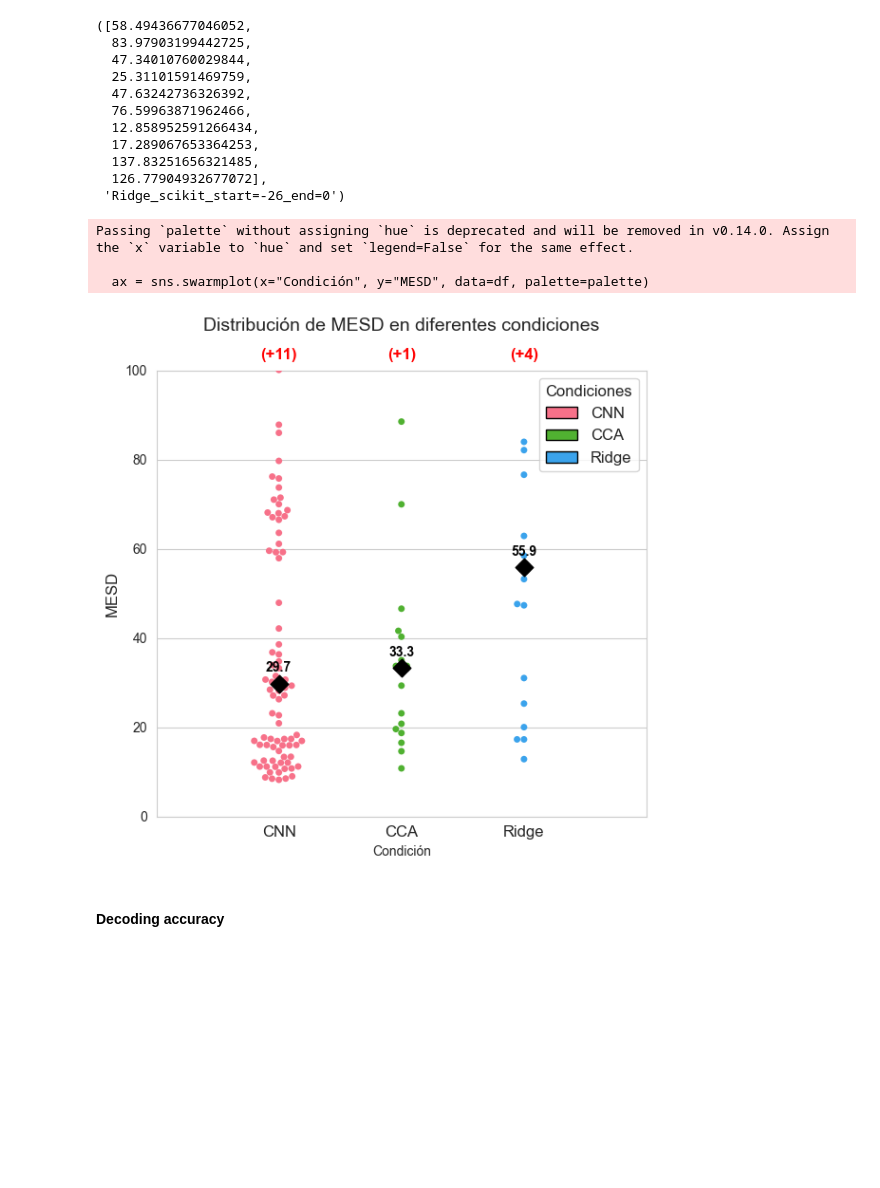
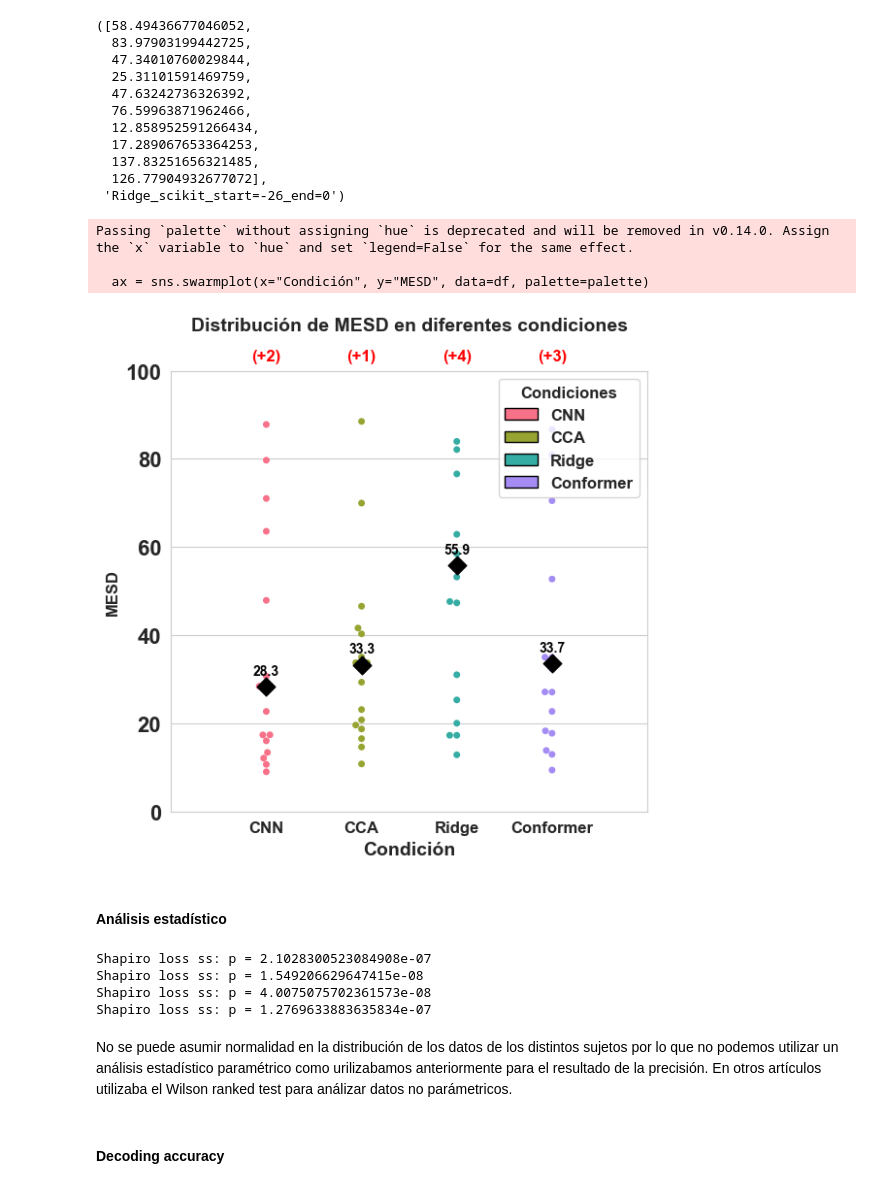
Before and after one commit to garcesote/deepAAD_project, a Jupyter notebook: notebooks/euroacustics.ipynb, the cells around one changed output. Drawn from its saved outputs; the diff is of its cells as text; code cells hidden in the pictures; blank space fills up the shorter version.

```diff
--- a/notebooks/euroacustics.ipynb
+++ b/notebooks/euroacustics.ipynb
@@ -888,11 +1492,15 @@ ridge_accuracies['10s'][:10], mdl_name
 cnn_accuracies = {int(key[:-1]): value for key, value in cnn_accuracies.items()}
 cca_accuracies = {int(key[:-1]): value for key, value in cca_accuracies.items()}
 ridge_accuracies = {int(key[:-1]): value for key, value in ridge_accuracies.items()}
+vlaai_accuracies = {int(key[:-1]): value for key, value in vlaai_accuracies.items()}
+conformer_accuracies = {int(key[:-1]): value for key, value in conformer_accuracies.items()}
 
 datasets = {
+    "Ridge": ridge_accuracies,
+    "CCA": cca_accuracies,
     "CNN": cnn_accuracies,
-    "CCA": cca_accuracies,
-    "Ridge": ridge_accuracies
+    "Conformer": conformer_accuracies,
+    "VLAAI": vlaai_accuracies,
 }
 # %%
 # Estilo de la figura
@@ -1040,7 +1774,7 @@ ridge_mesd_list[:10], mdl_name
 # %%
 # Etiquetas para cada condición
-labels = ["CNN", "CCA", "Ridge"]
-data_lists = [cnn_mesd_list, cca_mesd_list, ridge_mesd_list]
+labels = ["CNN", "CCA", "Ridge", "VLAAI", "Conformer"]
+data_lists = [cnn_mesd_list, cca_mesd_list, ridge_mesd_list, vlaai_mesd_list, conformer_mesd_list]
 
 # Construir el DataFrame en formato largo
 df = pd.DataFrame({
@@ -1109,6 +1943,7 @@ for model in os.listdir(model_paths):
         break
 model_path = os.path.join(model_paths, mdl_name)
 folds = os.listdir(model_path)
+folds = folds[:1] # For only selecting the first fold only
 cnn_mesd_list = []
 for cv_fold in folds:
     fold_path = os.path.join(model_path, cv_fold)
@@ -1136,0 +2009,25 @@ cnn_mesd_list[:10], mdl_name
+# %%
+# Cargar el MESD de los modelos subj_specific
+key = 'subj_independent'
+model_paths = os.path.join(global_path, 'results', 'euroacustics', key, 'decode_accuracy', 'fulsang_data')
+mdl_name = None
+for model in os.listdir(model_paths):
+    if 'VLAAI' in model:
+        mdl_name = model
+        break
+model_path = os.path.join(model_paths, mdl_name)
+folds = os.listdir(model_path)
+folds = folds[:1] # For only selecting the first fold only
+vlaai_mesd_list = []
+for cv_fold in folds:
+    fold_path = os.path.join(model_path, cv_fold)
+    windows = os.listdir(fold_path)
+    for wnd in windows:
+        if wnd == 'mesd':
+            # Get the mesd
+            wnd_path = os.path.join(fold_path, wnd)
+            mesd_metrics = json.load(open(wnd_path, 'rb'))
+            mesd = mesd_metrics['mesd']
+            # Append the results to the list
+            vlaai_mesd_list.extend(mesd)
+vlaai_mesd_list[:10], mdl_name
@@ -1208,8 +2117,8 @@ ridge_mesd_list[:10], mdl_name
  'Ridge_scikit_start=-26_end=0')
 # %%
 # Etiquetas para cada condición
-labels = ["CNN", "CCA", "Ridge"]
-data_lists = [cnn_mesd_list, cca_mesd_list, ridge_mesd_list]
+labels = ["CNN", "CCA", "Ridge", "Conformer"]
+data_lists = [cnn_mesd_list, cca_mesd_list, ridge_mesd_list, conformer_mesd_list]
 
 # Construir el DataFrame en formato largo
 df = pd.DataFrame({
@@ -1235,31 +2144,33 @@ plt.ylabel("MESD", fontsize=12)
 plt.title("Distribución de MESD en diferentes condiciones", pad=30, fontsize=14)
 
 # Para cada condición, calcular la mediana y anotar el número de muestras que superan 100
 for i, cond in enumerate(labels):
     cond_data = df[df["Condición"] == cond]["MESD"]
     median_val = np.median(cond_data)
     # Agregar marcador de mediana (rombo) en la posición correspondiente
     ax.scatter(i, median_val, color="black", s=90, marker="D", zorder=10)
     # Etiquetar el valor de la mediana
     ax.text(i, median_val + 2, f"{median_val:.1f}", color="black",
             ha="center", va="bottom", fontsize=10, fontweight="bold")
 
     # Contar cuántos valores exceden 100 y anotarlos en la parte superior
     count_exceed = np.sum(cond_data > 100)
     if count_exceed > 0:
         ax.text(i, 105, f"(+{count_exceed})", color="red", ha="center",
                 va="top", fontsize=12, fontweight="bold")
 
 # Crear una leyenda manual asociando cada color a su condición
 legend_elements = [Patch(facecolor=color, edgecolor='black', label=cond)
                    for color, cond in zip(palette, labels)]
 plt.legend(handles=legend_elements, title="Condiciones",
            fontsize=12, title_fontsize=12, loc='upper right')
 
 plt.tight_layout()
 plt.show()
 # %% [output]
 Passing `palette` without assigning `hue` is deprecated and will be removed in v0.14.0. Assign the `x` variable to `hue` and set `legend=False` for the same effect.
 
   ax = sns.swarmplot(x="Condición", y="MESD", data=df, palette=palette)
-[figure, old version]
+[figure, new version]
+# %% [markdown]
+#### Análisis estadístico
@@ -1266,3 +2180,14 @@ Passing `palette` without assigning `hue` is deprecated and will be removed in v
+# %%
+for mesd_list in data_lists:
+    stat1, p1 = shapiro(mesd_list)
+    print(f'Shapiro loss ss: p = {p1}')
+# %% [output]
+Shapiro loss ss: p = 2.1028300523084908e-07
+Shapiro loss ss: p = 1.549206629647415e-08
+Shapiro loss ss: p = 4.0075075702361573e-08
+Shapiro loss ss: p = 1.2769633883635834e-07
+# %% [markdown]
+No se puede asumir normalidad en la distribución de los datos de los distintos sujetos por lo que no podemos utilizar un análisis estadístico paramétrico como urilizabamos anteriormente para el resultado de la precisión. En otros artículos utilizaba el Wilson ranked test para análizar datos no parámetricos.
 # %% [markdown]
 #### Decoding accuracy
 # %%
```
Also changed, not shown: parts of 71 cells of this notebook, 4 other files.
